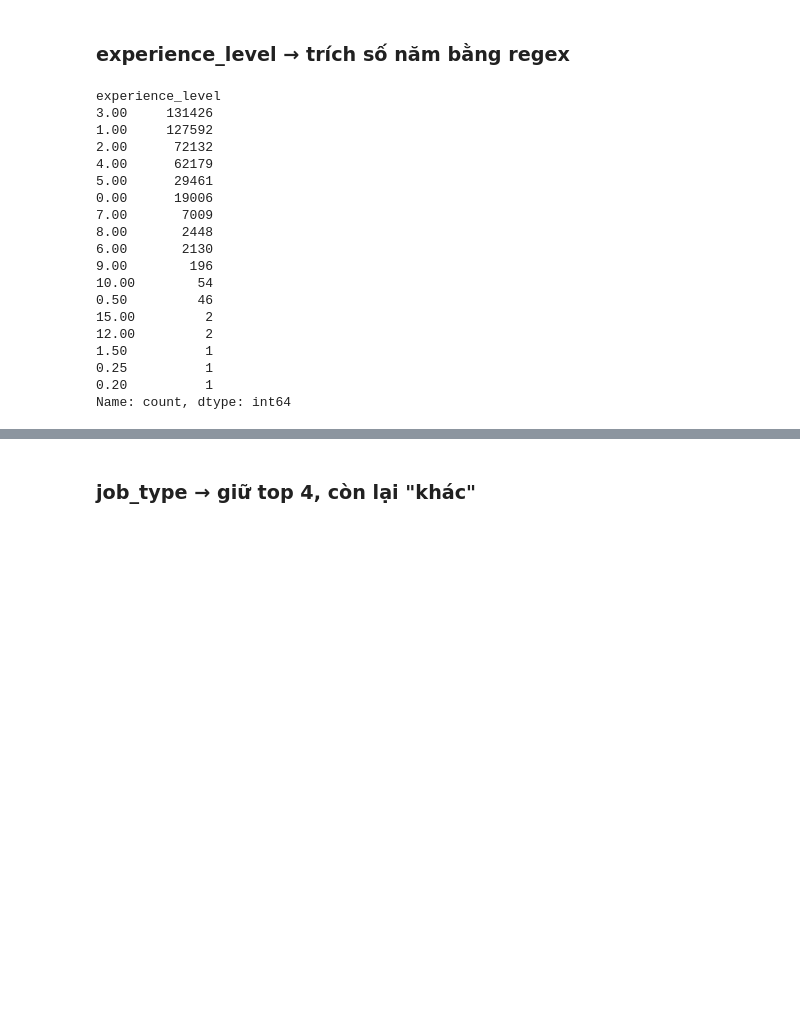
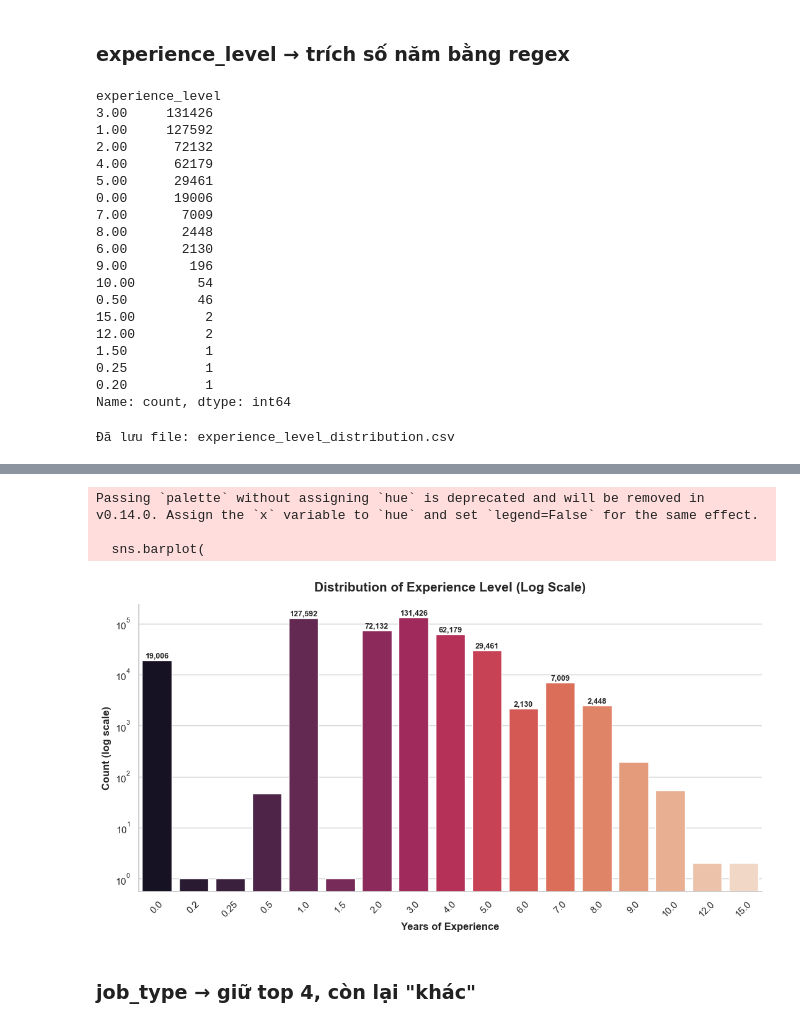
Before and after one commit to VietNamCombatZ/Salary-clustering, a Jupyter notebook: notebook/03_feature_engineering.ipynb, the cells around one changed output, grey strips where cells are left out. Drawn from its saved outputs; the diff is of its cells as text; code cells hidden in the pictures; blank space fills up the shorter version.

```diff
--- a/notebook/03_feature_engineering.ipynb
+++ b/notebook/03_feature_engineering.ipynb
@@ -217,3 +393,76 @@ experience_level
 0.25          1
 0.20          1
 Name: count, dtype: int64
+# %%
+import matplotlib.pyplot as plt
+import seaborn as sns
+import pandas as pd
+
+# =========================
+# 1. Đếm dữ liệu theo experience_level
+# =========================
+exp_counts = Train['experience_level'].value_counts().sort_index()
+
+# =========================
+# 2. Tạo DataFrame và xuất CSV
+# =========================
+exp_df = pd.DataFrame({
+    'experience_level': exp_counts.index,
+    'count': exp_counts.values,
+    'percentage': (exp_counts.values / exp_counts.sum() * 100).round(2)
+})
+
+# Xuất CSV
+exp_df.to_csv('experience_level_distribution.csv', index=False, encoding='utf-8-sig')
+
+print("Đã lưu file: experience_level_distribution.csv")
+display(exp_df)
+
+# =========================
+# 3. Vẽ biểu đồ
+# =========================
+sns.set_theme(style="whitegrid")
+palette = sns.color_palette("rocket", n_colors=len(exp_counts))
+
+fig, ax = plt.subplots(figsize=(11, 6))
+
+sns.barplot(
+    x=exp_counts.index,
+    y=exp_counts.values,
+    palette=palette,
+    ax=ax
+)
+
+# Hiển thị số lượng trên cột lớn
+for p in ax.patches:
+    height = p.get_height()
+    if height > 1000:
+        ax.annotate(
+            f'{int(height):,}',
+            (p.get_x() + p.get_width()/2, height),
+            ha='center',
+            va='bottom',
+            fontsize=9,
+            fontweight='bold'
+        )
+
+# Log scale cho trục y
+ax.set_yscale('log')
+
+# Styling
+ax.set_title(
+    'Distribution of Experience Level (Log Scale)',
+    fontsize=15,
+    fontweight='bold',
+    pad=15
+)
+ax.set_xlabel('Years of Experience', fontsize=12, fontweight='bold')
+ax.set_ylabel('Count (log scale)', fontsize=12, fontweight='bold')
+
+plt.xticks(rotation=45)
+sns.despine()
+
+plt.tight_layout()
+plt.show()
+# %% [output]
+Đã lưu file: experience_level_distribution.csv
@@ -220,3 +487,7 @@ Name: count, dtype: int64
+Passing `palette` without assigning `hue` is deprecated and will be removed in v0.14.0. Assign the `x` variable to `hue` and set `legend=False` for the same effect.
+
+  sns.barplot(
+[figure, added]
 # %% [markdown]
 ### job_type → giữ top 4, còn lại "khác"
 # %%
```
Also changed, not shown: parts of 8 cells of this notebook.
